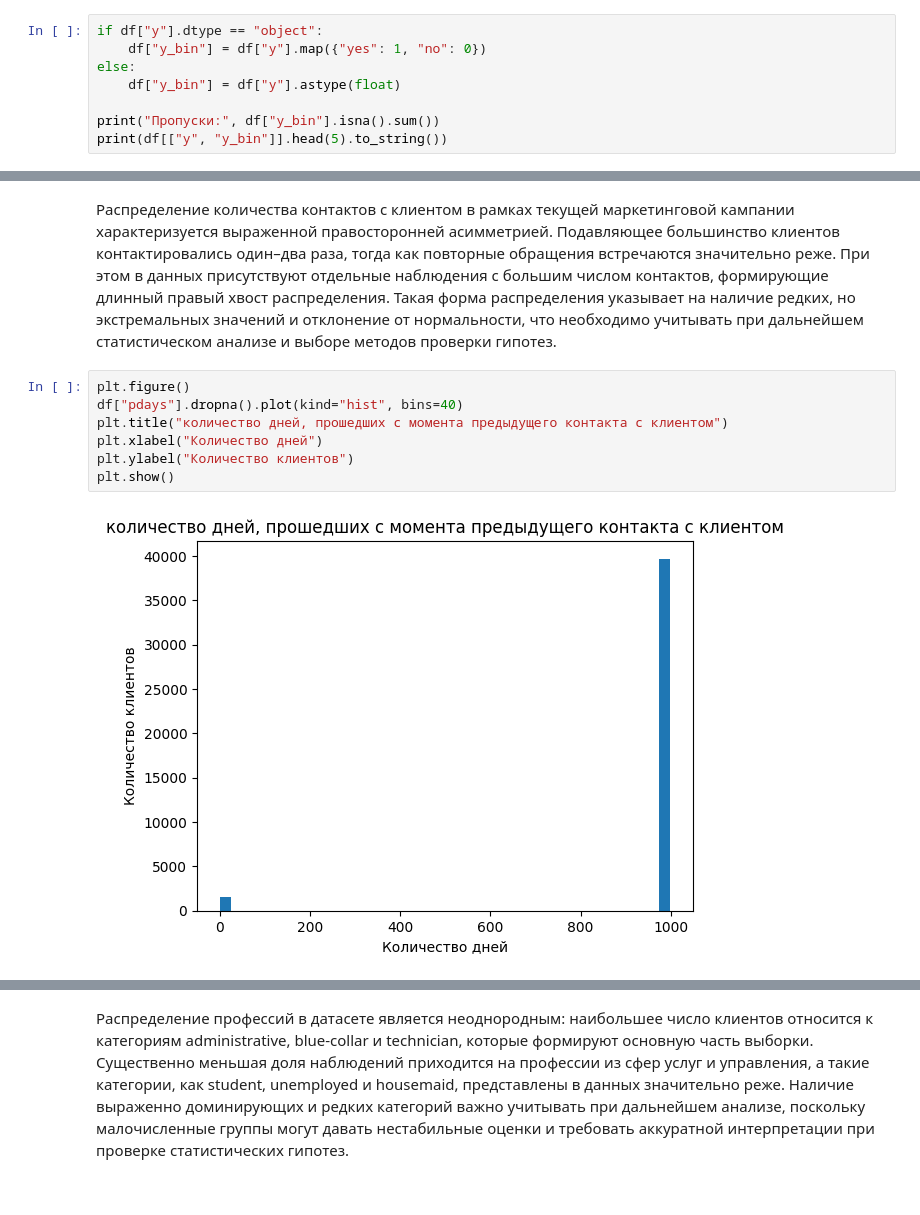
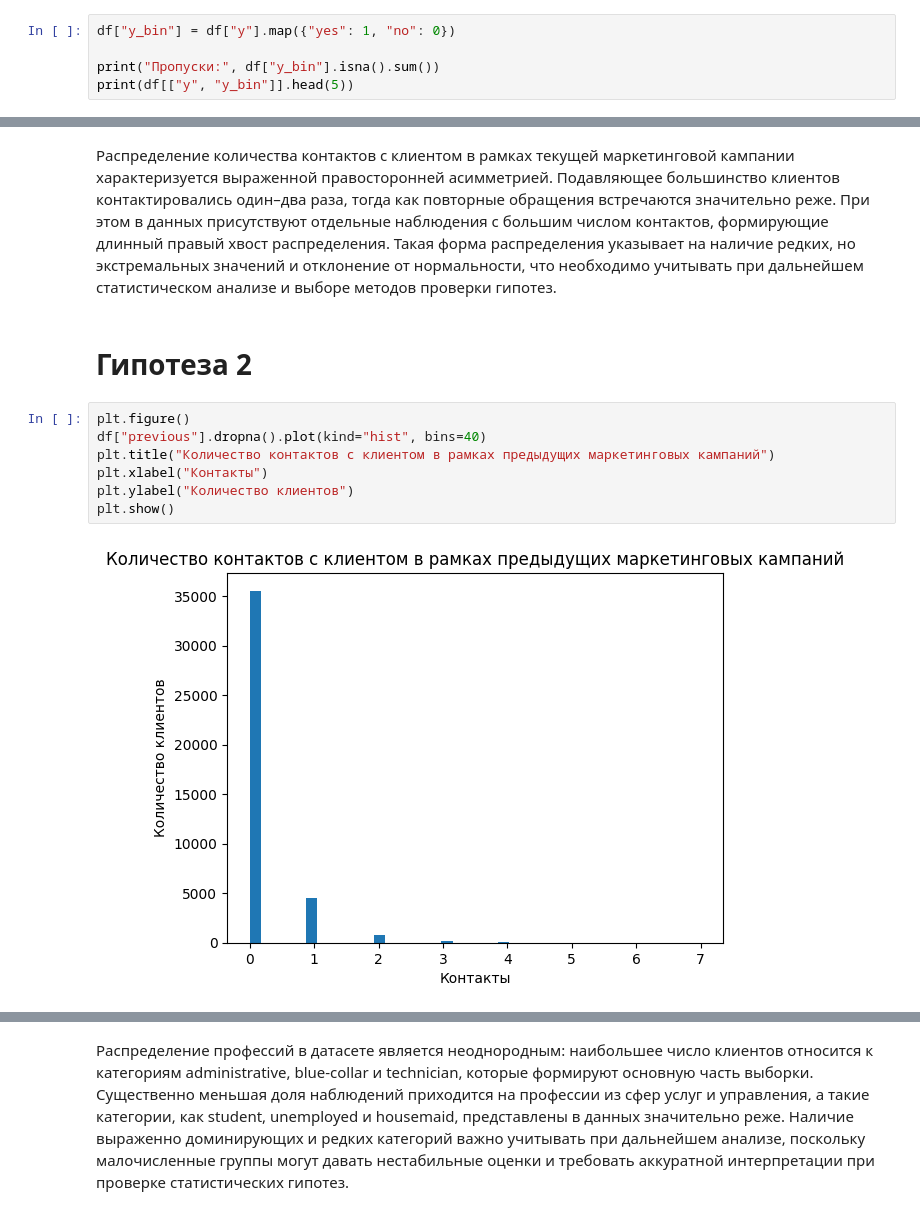
Before and after one commit to Murad0998/statistics-project, a Jupyter notebook: notebooks/GP_3_EDA.ipynb, the cells around one changed output, grey strips where cells are left out. Cells and saved outputs as stored; diff of their text form.

```diff
--- a/notebooks/GP_3_EDA.ipynb
+++ b/notebooks/GP_3_EDA.ipynb
@@ -121,10 +124,7 @@ yes     4640
 # %%
-if df["y"].dtype == "object":
-    df["y_bin"] = df["y"].map({"yes": 1, "no": 0})
-else:
-    df["y_bin"] = df["y"].astype(float)
+df["y_bin"] = df["y"].map({"yes": 1, "no": 0})
 
 print("Пропуски:", df["y_bin"].isna().sum())
-print(df[["y", "y_bin"]].head(5).to_string())
+print(df[["y", "y_bin"]].head(5))
 # %% [output]
 Пропуски: 0
@@ -228,12 +230,14 @@ plt.show()
 [figure]
 # %% [markdown]
 Распределение количества контактов с клиентом в рамках текущей маркетинговой кампании характеризуется выраженной правосторонней асимметрией. Подавляющее большинство клиентов контактировались один–два раза, тогда как повторные обращения встречаются значительно реже. При этом в данных присутствуют отдельные наблюдения с большим числом контактов, формирующие длинный правый хвост распределения. Такая форма распределения указывает на наличие редких, но экстремальных значений и отклонение от нормальности, что необходимо учитывать при дальнейшем статистическом анализе и выборе методов проверки гипотез.
+# %% [markdown]
+# Гипотеза 2
 # %%
 plt.figure()
-df["pdays"].dropna().plot(kind="hist", bins=40)
-plt.title("количество дней, прошедших с момента предыдущего контакта с клиентом")
-plt.xlabel("Количество дней")
+df["previous"].dropna().plot(kind="hist", bins=40)
+plt.title("Количество контактов с клиентом в рамках предыдущих маркетинговых кампаний")
+plt.xlabel("Контакты")
 plt.ylabel("Количество клиентов")
 plt.show()
 # %% [output]
-[figure, old version]
+[figure, new version]
```
Also changed, not shown: parts of 64 cells of this notebook.
